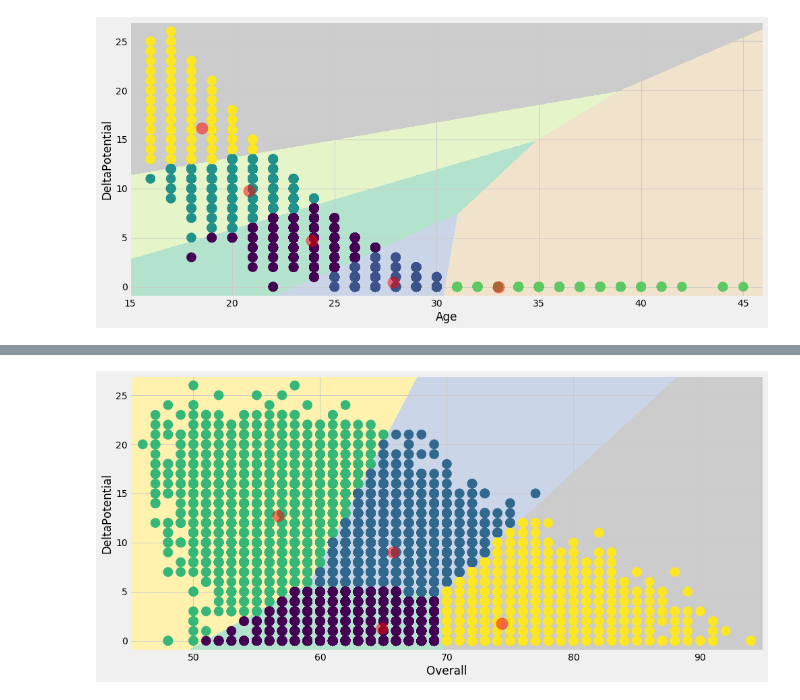
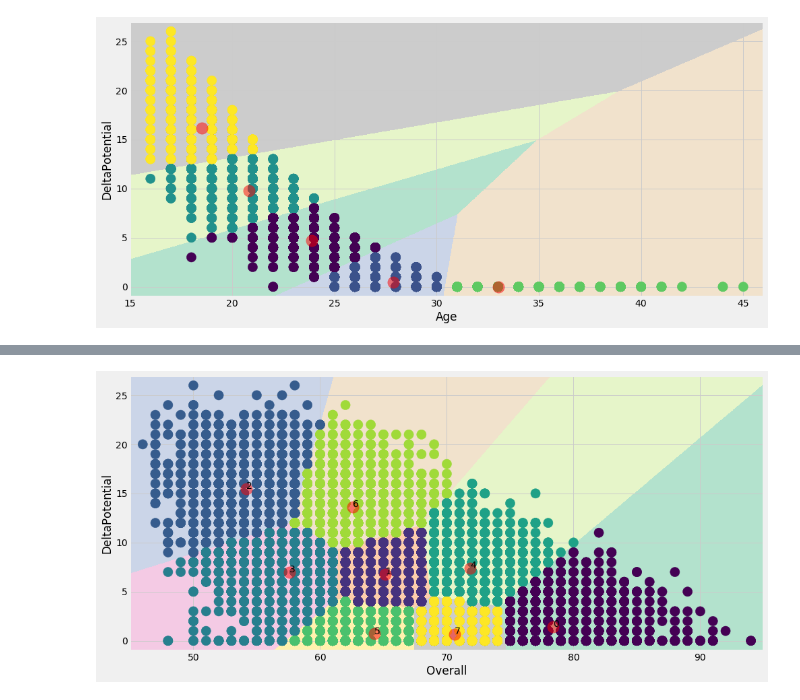
Before and after one commit to PabloSzx/INFO268, a Jupyter notebook: unidad1/actividad_1_fifa19/actividad.ipynb, the cells around one changed output, grey strips where cells are left out. Cells and saved outputs as stored; diff of their text form; code cells hidden in the pictures.

Commit message:
identify centroid

```diff
--- a/unidad1/actividad_1_fifa19/actividad.ipynb
+++ b/unidad1/actividad_1_fifa19/actividad.ipynb
@@ -58,7 +60,10 @@ plt.show()
 [figure]
 # %%
 plt.figure(1 , figsize = (15 , 6))
-for country in ['Chile', 'Argentina']:
+countrys = set()
+for i in df['Nationality']:
+    countrys.add(i)
+for country in countrys:
     plt.scatter(x = 'Age' , y = 'DeltaPotential' , data = df[df['Nationality'] == country] ,
                 s = 200 , alpha = 0.5 , label = country)
 plt.xlabel('Age'), plt.ylabel('DeltaPotential')
@@ -121,7 +126,7 @@ for n in range(1 , 11):
     algorithm.fit(X2)
     inertia.append(algorithm.inertia_)
 # %%
-algorithm = (KMeans(n_clusters = 4 ,init='k-means++', n_init = 10 ,max_iter=300,
+algorithm = (KMeans(n_clusters = 8 ,init='k-means++', n_init = 10 ,max_iter=300,
                         tol=0.0001,  random_state= 111  , algorithm='elkan') )
 algorithm.fit(X2)
 labels2 = algorithm.labels_
@@ -135,15 +180,20 @@ Z2 = algorithm.predict(np.c_[xx.ravel(), yy.ravel()])
 # %%
 plt.figure(1 , figsize = (15 , 7) )
 plt.clf()
 Z2 = Z2.reshape(xx.shape)
 plt.imshow(Z2 , interpolation='nearest',
            extent=(xx.min(), xx.max(), yy.min(), yy.max()),
            cmap = plt.cm.Pastel2, aspect = 'auto', origin='lower')
 
 plt.scatter( x = 'Overall' ,y = 'DeltaPotential' , data = df , c = labels2 ,
             s = 200 )
 plt.scatter(x = centroids2[: , 0] , y =  centroids2[: , 1] , s = 300 , c = 'red' , alpha = 0.5)
 plt.ylabel('DeltaPotential') , plt.xlabel('Overall')
+cont = 0
+for i in centroids2:
+    plt.text(i[0], i[1], str(cont))
+    cont+=1
+
 plt.show()
 # %% [output]
-[figure, old version]
+[figure, new version]
```
Also changed, not shown: parts of 6 cells of this notebook, 2 other files.
